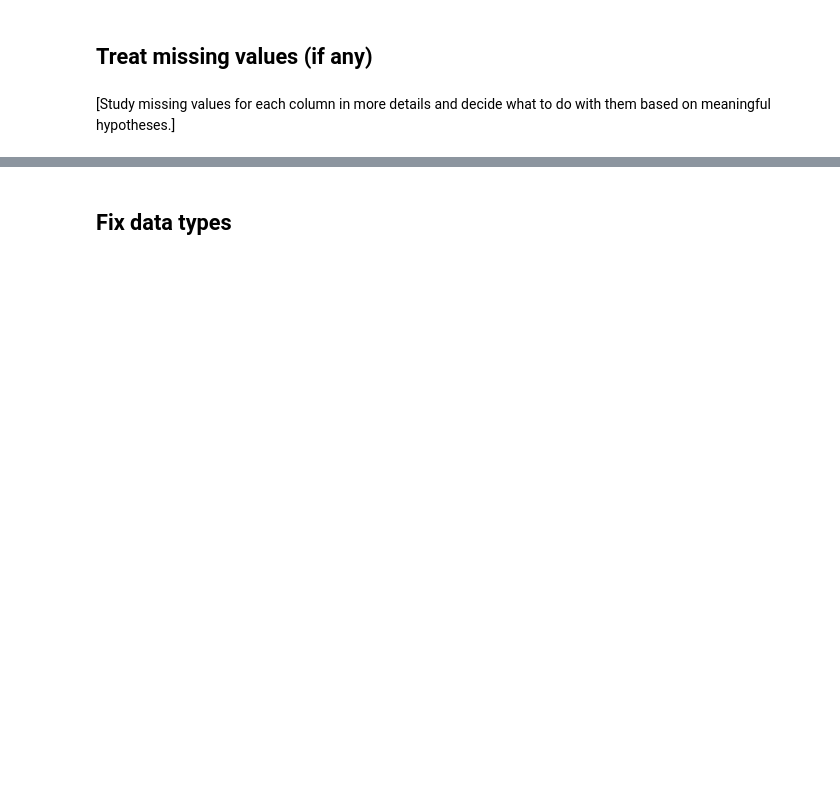
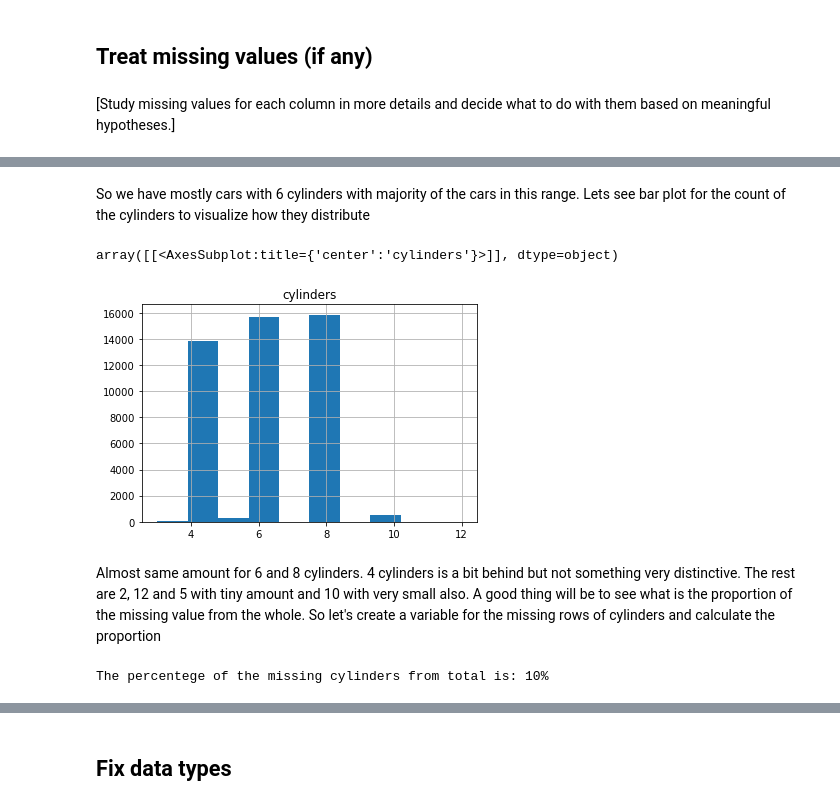
Before and after one commit to nirgalili/practicum100_EDA_project_vehicles_us, a Jupyter notebook: EDA_nir_galili_rev0.ipynb, the cells around one changed output, grey strips where cells are left out. Drawn from its saved outputs; the diff is of its cells as text; code cells hidden in the pictures; blank space fills up the shorter version.

```diff
--- a/EDA_nir_galili_rev0.ipynb
+++ b/EDA_nir_galili_rev0.ipynb
@@ -60,0 +155,4 @@ The dataset contains the following fields:
+# %%
+
+df['model_year'].fillna(value=df['model_year'].median(), inplace=True)
+df.info()
@@ -60,0 +195,10 @@ The dataset contains the following fields:
+# %% [markdown]
+So we have mostly cars with 6 cylinders with majority of the cars in this range. Lets see bar plot for the count of the cylinders to visualize how they distribute
+# %%
+df.hist('cylinders')
+# %% [output]
+array([[<AxesSubplot:title={'center':'cylinders'}>]], dtype=object)
+[figure, added]
+# %% [markdown]
+Almost same amount for 6 and 8 cylinders. 4 cylinders is a bit behind but not something very distinctive. The rest are 2, 12 and 5 with tiny amount and 10 with very small also.
+A good thing will be to see what is the proportion of the missing value from the whole. So let's create a variable for the missing rows of cylinders and calculate the proportion
@@ -60,0 +207,5 @@ The dataset contains the following fields:
+# %%
+NaN_cylinders_percentege = round(df_NaN_cylinders.shape[0]/df.shape[0]*100)
+print(f'The percentege of the missing cylinders from total is: {NaN_cylinders_percentege}%')
+# %% [output]
+The percentege of the missing cylinders from total is: 10%
```
Also changed, not shown: parts of 199 cells of this notebook.
